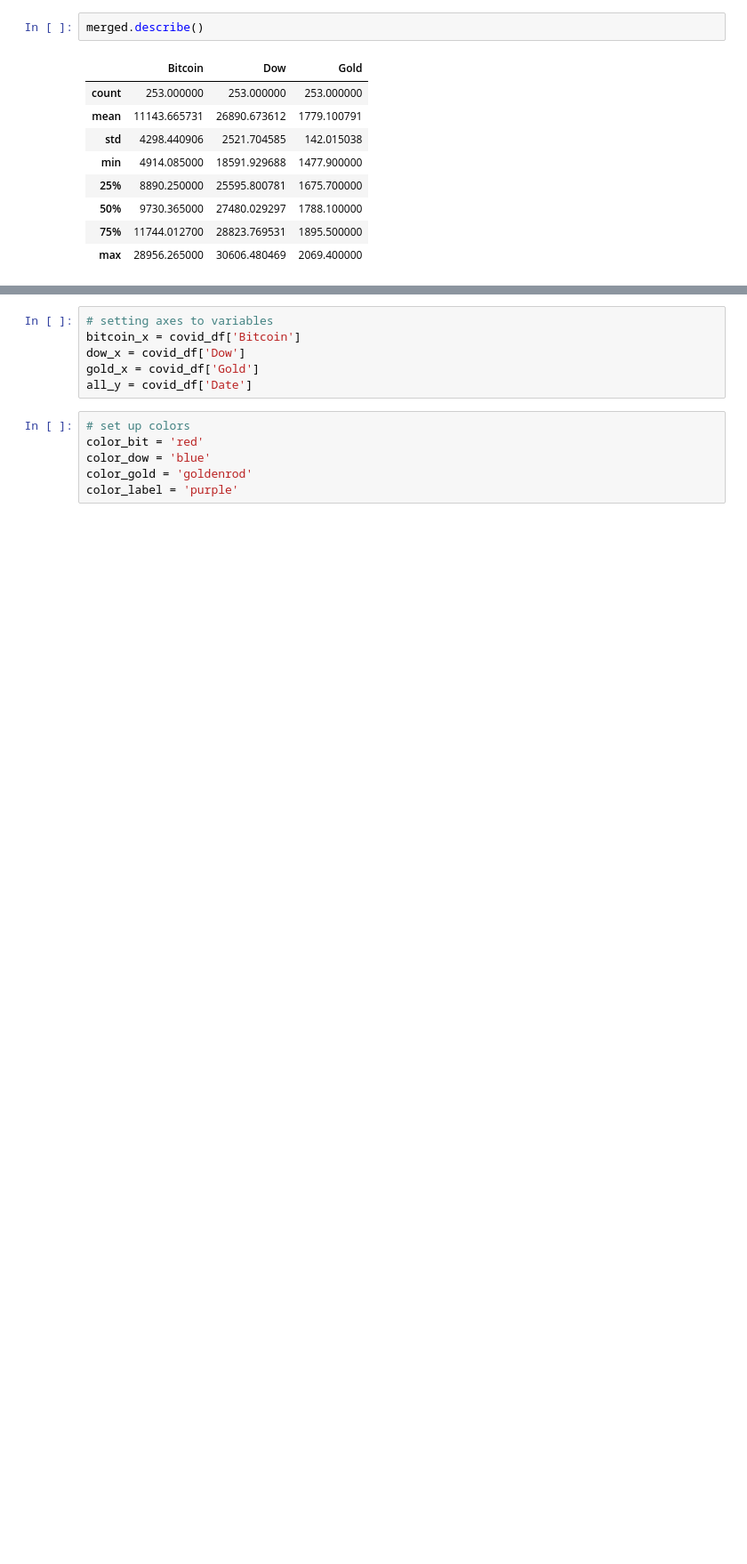
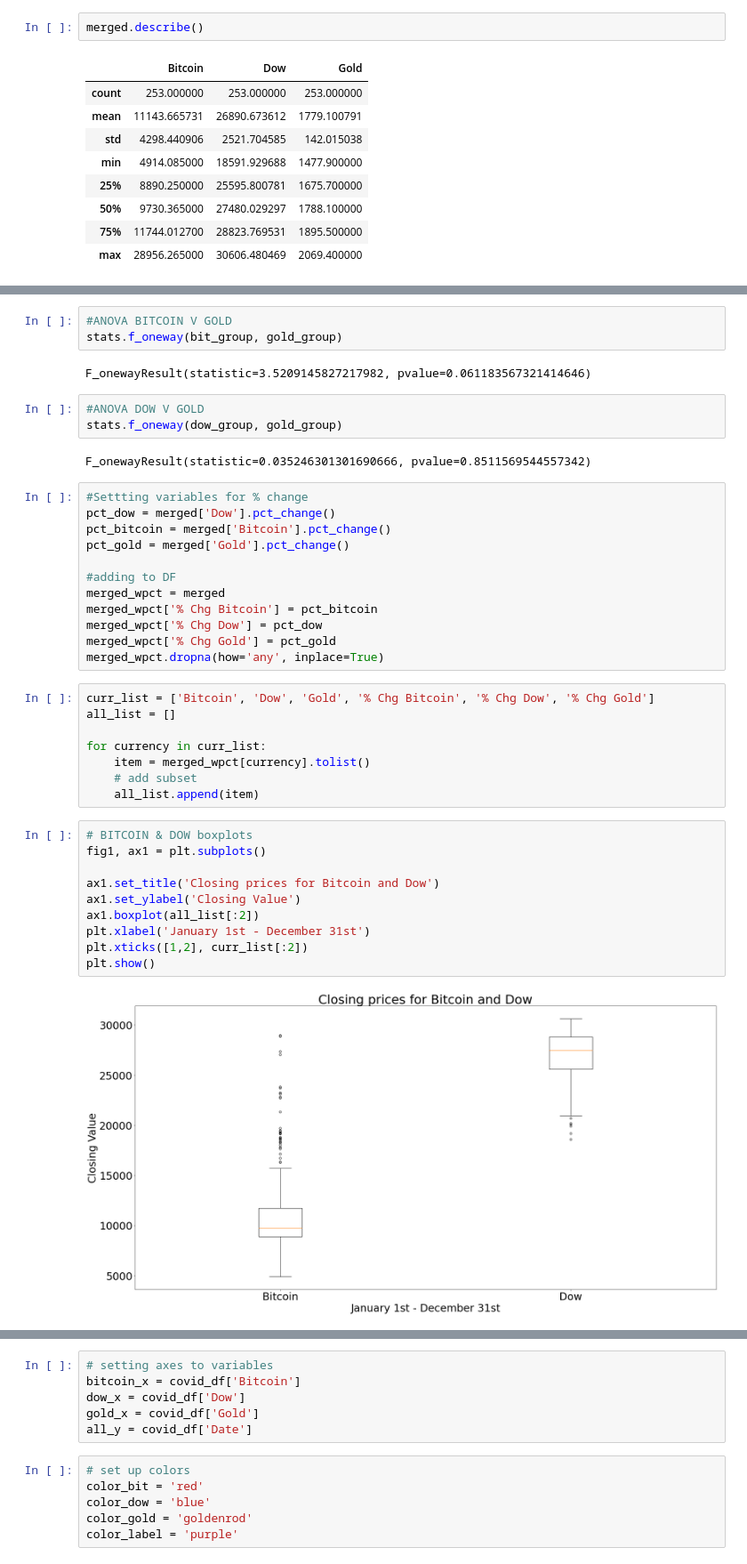
Before and after one commit to darrenr10/Project_1, a Jupyter notebook: project-nb.ipynb, the cells around one changed output, grey strips where cells are left out. Shown: that part at 89% size. Cells and saved outputs as stored; diff of their text form; blank space fills up the shorter version.

```diff
--- a/project-nb.ipynb
+++ b/project-nb.ipynb
@@ -223,0 +189,42 @@ plt.show()
+# %%
+#ANOVA BITCOIN V GOLD
+stats.f_oneway(bit_group, gold_group)
+# %% [output]
+F_onewayResult(statistic=3.5209145827217982, pvalue=0.061183567321414646)
+# %%
+#ANOVA DOW V GOLD
+stats.f_oneway(dow_group, gold_group)
+# %% [output]
+F_onewayResult(statistic=0.035246301301690666, pvalue=0.8511569544557342)
+# %%
+#Settting variables for % change
+pct_dow = merged['Dow'].pct_change()
+pct_bitcoin = merged['Bitcoin'].pct_change()
+pct_gold = merged['Gold'].pct_change()
+
+#adding to DF
+merged_wpct = merged
+merged_wpct['% Chg Bitcoin'] = pct_bitcoin
+merged_wpct['% Chg Dow'] = pct_dow
+merged_wpct['% Chg Gold'] = pct_gold
+merged_wpct.dropna(how='any', inplace=True)
+# %%
+curr_list = ['Bitcoin', 'Dow', 'Gold', '% Chg Bitcoin', '% Chg Dow', '% Chg Gold']
+all_list = []
+
+for currency in curr_list:
+    item = merged_wpct[currency].tolist()
+    # add subset
+    all_list.append(item)
+# %%
+# BITCOIN & DOW boxplots
+fig1, ax1 = plt.subplots()
+
+ax1.set_title('Closing prices for Bitcoin and Dow')
+ax1.set_ylabel('Closing Value')
+ax1.boxplot(all_list[:2])
+plt.xlabel('January 1st - December 31st')
+plt.xticks([1,2], curr_list[:2])
+plt.show()
+# %% [output]
+[figure, added]
```
Also changed, not shown: parts of 18 cells of this notebook, 1 other file.
